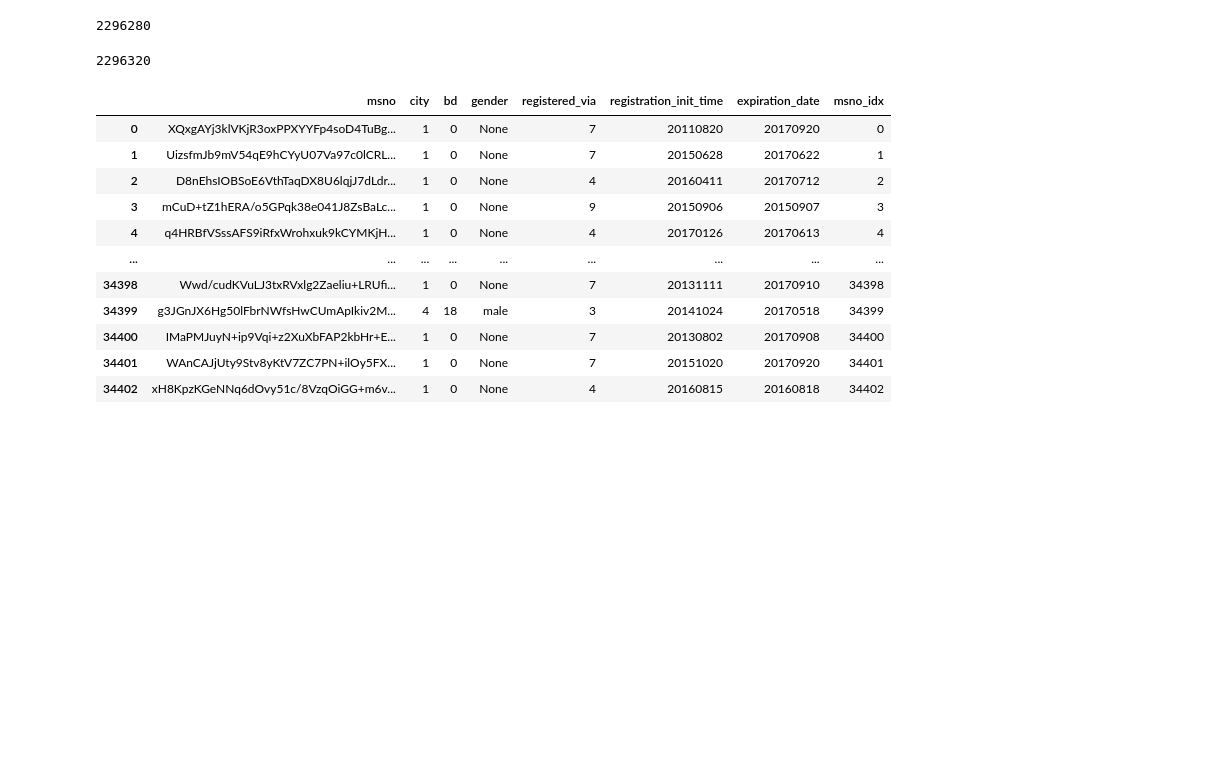
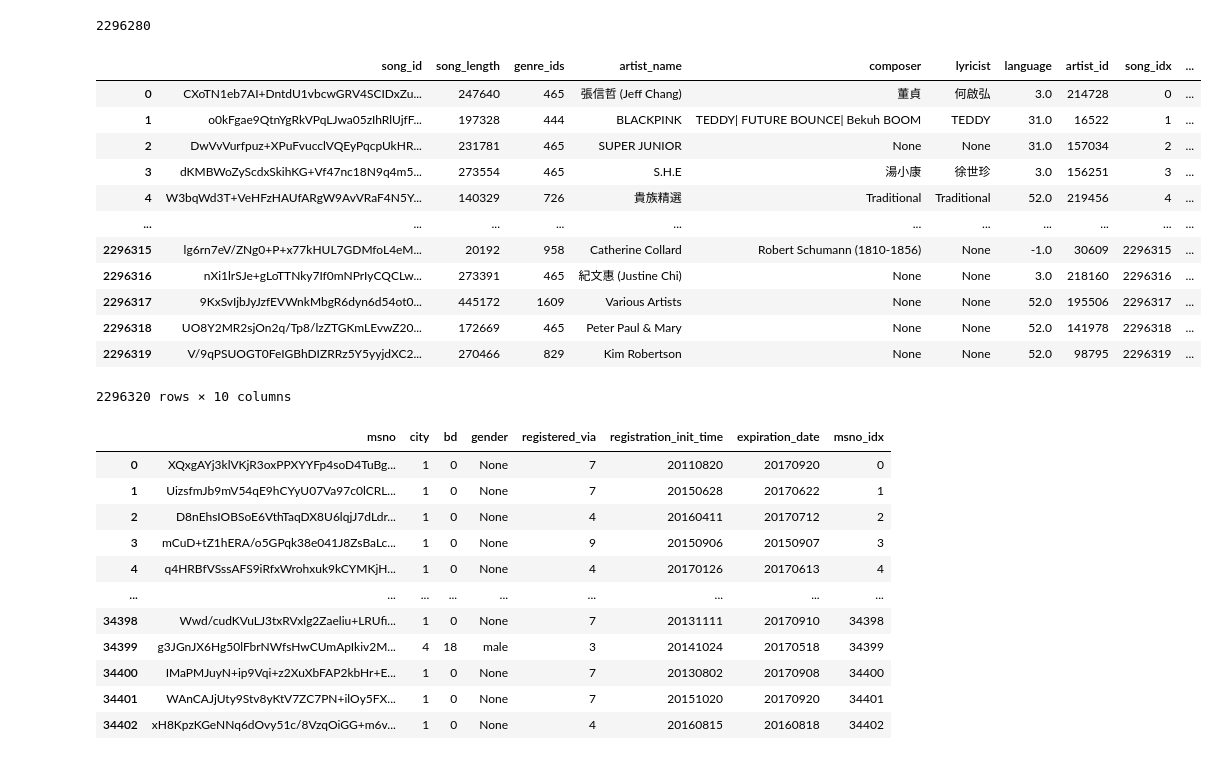
Before and after one commit to htakahashi0708/Reccomender, a Jupyter notebook: Data Cleaning 1.ipynb, the cells around one changed output. Drawn from its saved outputs; the diff is of its cells as text; code cells hidden in the pictures; blank space fills up the shorter version.

```diff
--- a/Data Cleaning 1.ipynb
+++ b/Data Cleaning 1.ipynb
@@ -110,6 +108,8 @@ song_df
 | 2296318 | UO8Y2MR2sjOn2q/Tp8/lzZTGKmLEvwZ20... | 172669 | 465 | Peter Paul & Mary | None | None | 52.0 |
 | 2296319 | V/9qPSUOGT0FeIGBhDIZRRz5Y5yyjdXC2... | 270466 | 829 | Kim Robertson | None | None | 52.0 |
 2296320 rows × 7 columns
+# %%
+song_df["artist_id"] = song_df["artist_name"].astype("category").cat.codes
 # %%
 song_idx_dic = {}
 song_id_array = song_df["song_id"].to_numpy()
@@ -126,9 +126,25 @@ train_df["song_idx"].max()
 # %% [output]
 2296280
 # %%
-n_song
+song_all_set = set(pd.concat([train_df["song_idx"], test_df["song_idx"]]).to_numpy())
-# %% [output]
-2296320
+# %%
+song_df["in_data"] = song_df["song_idx"].apply(lambda x: x in song_all_set)
+# %%
+song_df
+# %% [output]
+|  | song_id | song_length | genre_ids | artist_name | composer | lyricist | language | artist_id | song_idx | ... |
+| 0 | CXoTN1eb7AI+DntdU1vbcwGRV4SCIDxZu... | 247640 | 465 | 張信哲 (Jeff Chang) | 董貞 | 何啟弘 | 3.0 | 214728 | 0 | ... |
+| 1 | o0kFgae9QtnYgRkVPqLJwa05zIhRlUjfF... | 197328 | 444 | BLACKPINK | TEDDY| FUTURE BOUNCE| Bekuh BOOM | TEDDY | 31.0 | 16522 | 1 | ... |
+| 2 | DwVvVurfpuz+XPuFvucclVQEyPqcpUkHR... | 231781 | 465 | SUPER JUNIOR | None | None | 31.0 | 157034 | 2 | ... |
+| 3 | dKMBWoZyScdxSkihKG+Vf47nc18N9q4m5... | 273554 | 465 | S.H.E | 湯小康 | 徐世珍 | 3.0 | 156251 | 3 | ... |
+| 4 | W3bqWd3T+VeHFzHAUfARgW9AvVRaF4N5Y... | 140329 | 726 | 貴族精選 | Traditional | Traditional | 52.0 | 219456 | 4 | ... |
+| ... | ... | ... | ... | ... | ... | ... | ... | ... | ... | ... |
+| 2296315 | lg6rn7eV/ZNg0+P+x77kHUL7GDMfoL4eM... | 20192 | 958 | Catherine Collard | Robert Schumann (1810-1856) | None | -1.0 | 30609 | 2296315 | ... |
+| 2296316 | nXi1lrSJe+gLoTTNky7If0mNPrIyCQCLw... | 273391 | 465 | 紀文惠 (Justine Chi) | None | None | 3.0 | 218160 | 2296316 | ... |
+| 2296317 | 9KxSvIjbJyJzfEVWnkMbgR6dyn6d54ot0... | 445172 | 1609 | Various Artists | None | None | 52.0 | 195506 | 2296317 | ... |
+| 2296318 | UO8Y2MR2sjOn2q/Tp8/lzZTGKmLEvwZ20... | 172669 | 465 | Peter Paul & Mary | None | None | 52.0 | 141978 | 2296318 | ... |
+| 2296319 | V/9qPSUOGT0FeIGBhDIZRRz5Y5yyjdXC2... | 270466 | 829 | Kim Robertson | None | None | 52.0 | 98795 | 2296319 | ... |
+2296320 rows × 10 columns
 # %%
 song_df.drop(["song_id"], axis = 1).to_parquet("data_p1/songs_p1.parquet", index = False)
 # %%
```
Also changed, not shown: parts of 1 cell of this notebook, 1 other file.
